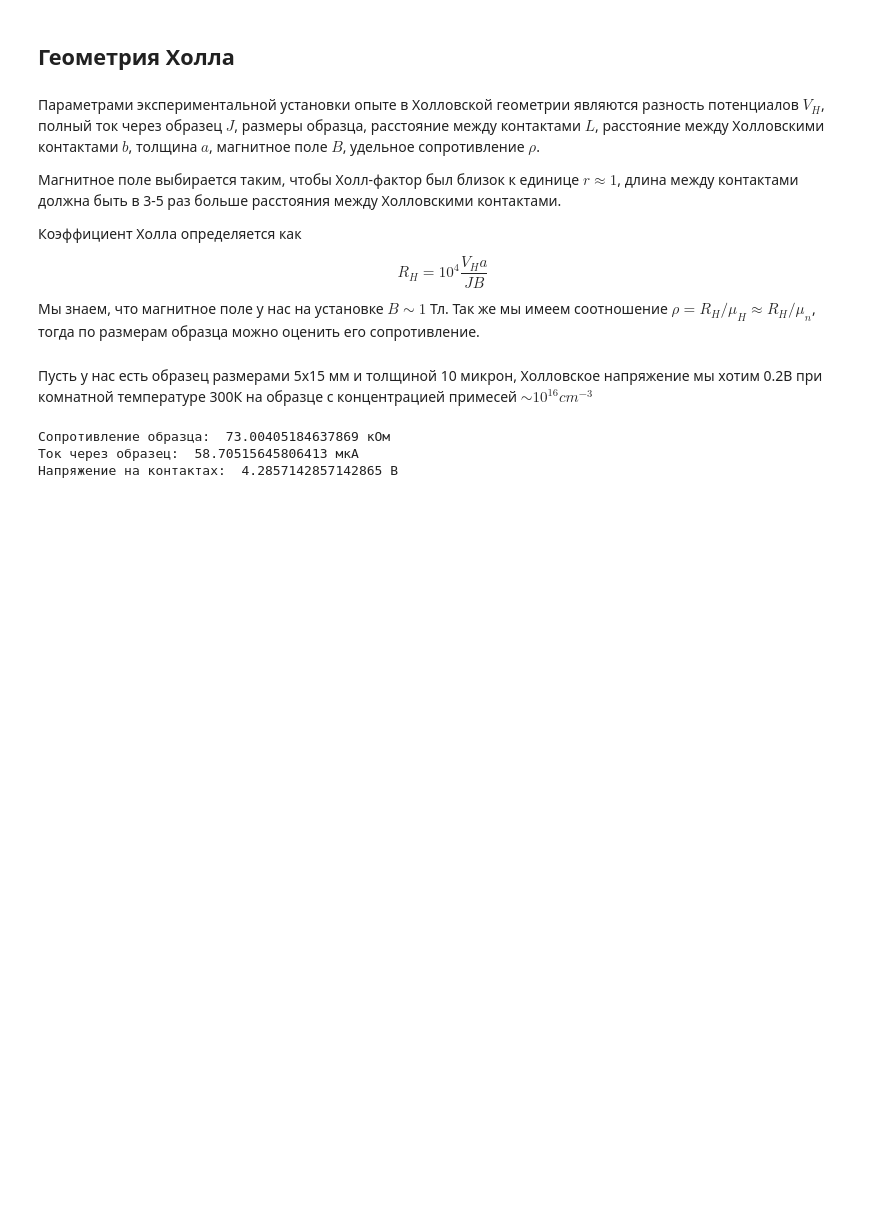
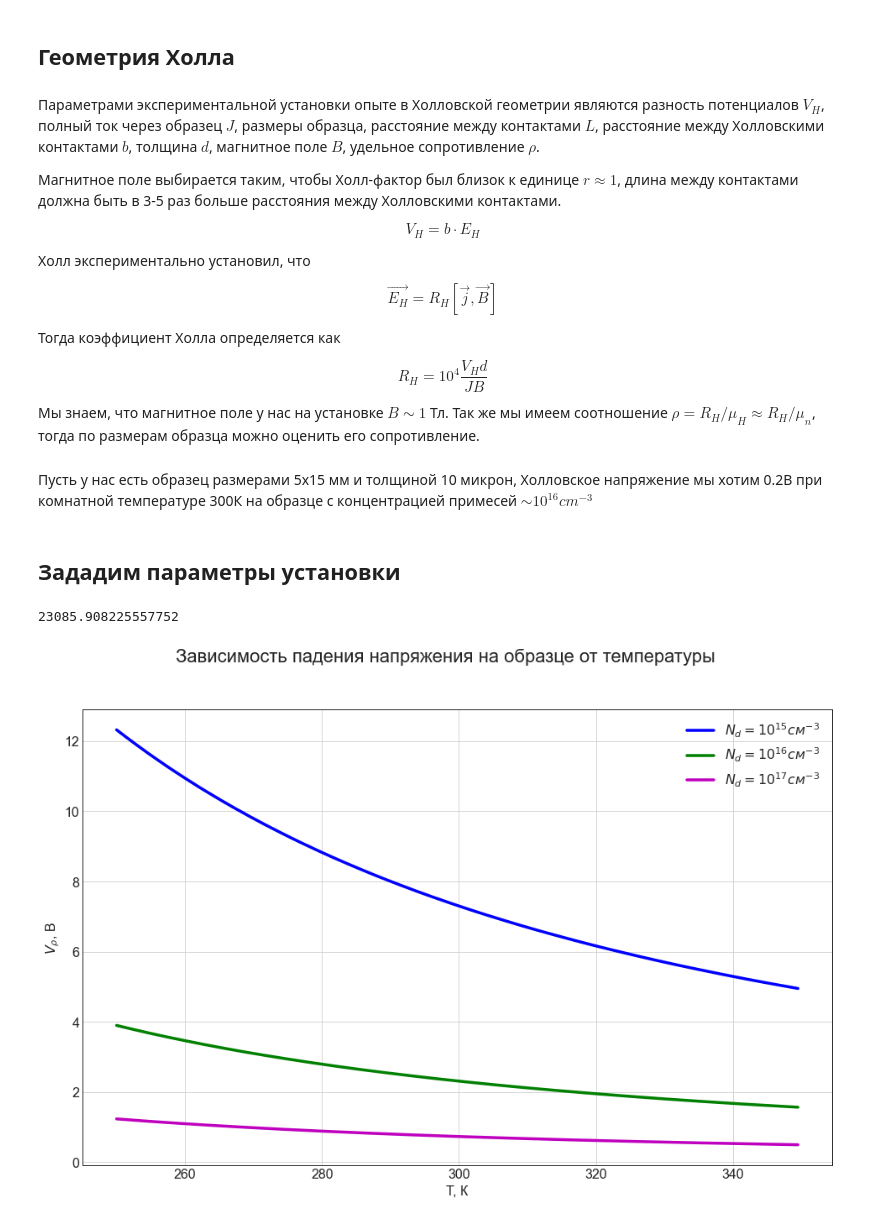
Before and after one commit to Damirpm/Hall_effect, a Jupyter notebook: Hall_model.ipynb, the cells around one changed output. Saved outputs shown, nothing was run; the diff lists cells and outputs as text; code cells hidden in the pictures; blank space fills up the shorter version.

```diff
--- a/Hall_model.ipynb
+++ b/Hall_model.ipynb
@@ -193,32 +220,68 @@ plt.show()
 # %% [markdown]
 ## Геометрия Холла
 # %% [markdown]
-Параметрами экспериментальной установки опыте в Холловской геометрии являются разность потенциалов $V_H$, полный ток через образец $J$, размеры образца, расстояние между контактами $L$, расстояние между Холловскими контактами $b$, толщина $a$, магнитное поле $B$, удельное сопротивление $\rho$.
+Параметрами экспериментальной установки опыте в Холловской геометрии являются разность потенциалов $V_H$, полный ток через образец $J$, размеры образца, расстояние между контактами $L$, расстояние между Холловскими контактами $b$, толщина $d$, магнитное поле $B$, удельное сопротивление $\rho$.
 
 Магнитное поле выбирается таким, чтобы Холл-фактор был близок к единице $r \approx 1$, длина между контактами должна быть в 3-5 раз больше расстояния между Холловскими контактами.
 
-Коэффициент Холла определяется как
+$$
+    V_H = b \cdot E_H
+$$
+
+Холл экспериментально установил, что
+
+$$
+    \overrightarrow{E_H} = R_H [\overrightarrow{j}, \overrightarrow{B}]
+$$
+
+Тогда коэффициент Холла определяется как
 
 $$    \tag{9}
-    R_H = 10^4 \frac{V_H a}{J B}
+    R_H = 10^4 \frac{V_H d}{J B}
 $$
 Мы знаем, что магнитное поле у нас на установке $B \sim 1$ Тл. Так же мы имеем соотношение $\rho = R_H/\mu_H \approx R_H/\mu_n$, тогда по размерам образца можно оценить его сопротивление.
 # %% [markdown]
 Пусть у нас есть образец размерами 5x15 мм и толщиной 10 микрон, Холловское напряжение мы хотим 0.2В при комнатной температуре 300К на образце с концентрацией примесей $\sim 10^{16} cm^{-3}$
-# %%
-R1dict = {}
-Vh = 0.2
-
-for i in range(len(T)):
-    R1dict[T[i]] = R1[i]
-
-rho = R1dict[300]/mun
-
-Resist = rho*15/5*10**5
-
-I = 10**4*Vh*10**(-5)/R1dict[300]
-print('Сопротивление образца: ', Resist/1000, 'кОм \nТок через образец: ', I*10**6, 'мкА \nНапряжение на контактах: ', Resist*I, 'В')
-# %% [output]
-Сопротивление образца:  73.00405184637869 кОм
-Ток через образец:  58.70515645806413 мкА
-Напряжение на контактах:  4.2857142857142865 В
+# %% [markdown]
+## Зададим параметры установки
+# %%
+L = 1.5 #расстояние между контактами [cм]
+b = 0.5 #расстояние между Холловскими контактами [cм]
+d = 10**(-5) # толщина [cм]
+B = 1 # индукция магнитного поля [Тл]
+
+I = 100*10**(-6) # Ток через образец [А]
+# %%
+#Интервад температур
+T = np.arange(250, 350, 0.5)
+
+#Напряжение Холла
+Vh1 = R1/mun*I*L/(d*b)
+Vh2 = R2/mun*I*L/(d*b)
+Vh3 = R3/mun*I*L/(d*b)
+
+print(R2[100]/mun*L/(d*b))
+
+#Графики
+
+f, ax = plt.subplots()
+f.suptitle(r'Зависимость падения напряжения на образце от температуры')
+
+plt.plot(T, Vh1, 'b-', linewidth = 3.5, label = r'$N_d = 10^{15} см^{-3}$')
+plt.plot(T, Vh2, 'g-', linewidth = 3.5, label = r'$N_d = 10^{16} см^{-3}$')
+plt.plot(T, Vh3, 'm-', linewidth = 3.5, label = r'$N_d = 10^{17} см^{-3}$')
+
+#Подписи осей
+plt.xlabel("T, К")
+plt.ylabel(r'$V_\rho$, В')
+
+#Легенда
+ax.legend(loc = 'best')
+
+#Сетка
+plt.grid(True)
+
+plt.show()
+# %% [output]
+23085.908225557752
+[figure, added]
```
Also changed, not shown: parts of 13 cells of this notebook.
